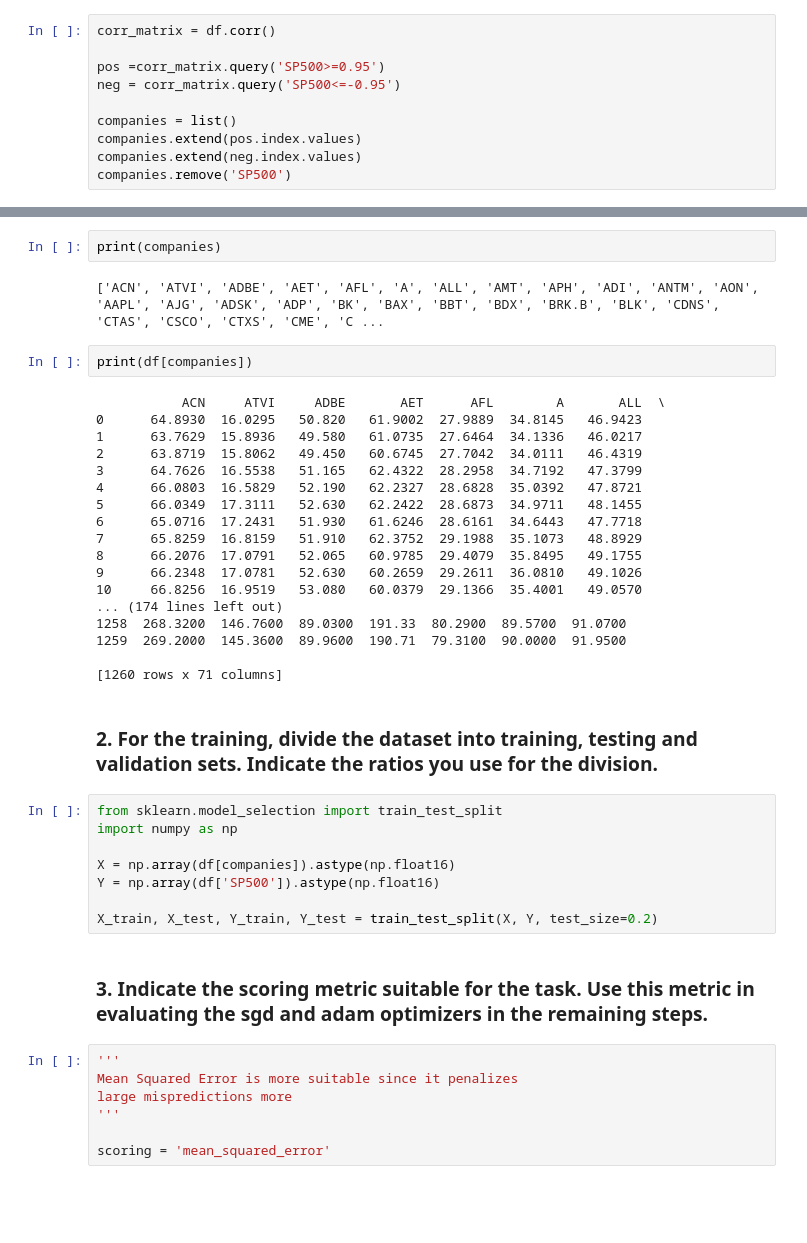
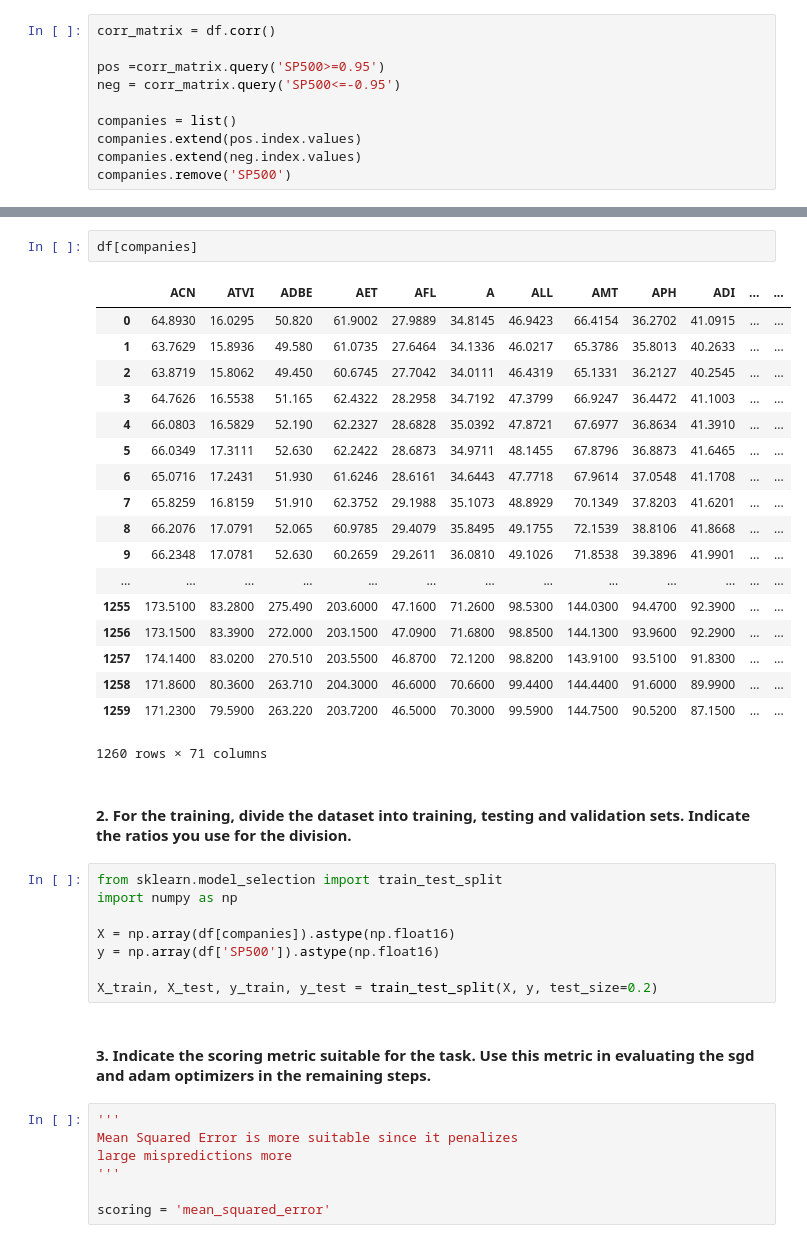
Before and after one commit to markrofail/CSEN_1067_project1, a Jupyter notebook: Task1.ipynb, the cells around one changed output, grey strips where cells are left out. Cells and saved outputs as stored; diff of their text form; blank space fills up the shorter version.

```diff
--- a/Task1.ipynb
+++ b/Task1.ipynb
@@ -37,39 +64,36 @@ companies.remove('SP500')
 # %%
-print(companies)
+df[companies]
 # %% [output]
+|  | ACN | ATVI | ADBE | AET | AFL | A | ALL | AMT | APH | ADI | ... | ... |
+| 0 | 64.8930 | 16.0295 | 50.820 | 61.9002 | 27.9889 | 34.8145 | 46.9423 | 66.4154 | 36.2702 | 41.0915 | ... | ... |
+| 1 | 63.7629 | 15.8936 | 49.580 | 61.0735 | 27.6464 | 34.1336 | 46.0217 | 65.3786 | 35.8013 | 40.2633 | ... | ... |
+| 2 | 63.8719 | 15.8062 | 49.450 | 60.6745 | 27.7042 | 34.0111 | 46.4319 | 65.1331 | 36.2127 | 40.2545 | ... | ... |
+| 3 | 64.7626 | 16.5538 | 51.165 | 62.4322 | 28.2958 | 34.7192 | 47.3799 | 66.9247 | 36.4472 | 41.1003 | ... | ... |
+| 4 | 66.0803 | 16.5829 | 52.190 | 62.2327 | 28.6828 | 35.0392 | 47.8721 | 67.6977 | 36.8634 | 41.3910 | ... | ... |
+| 5 | 66.0349 | 17.3111 | 52.630 | 62.2422 | 28.6873 | 34.9711 | 48.1455 | 67.8796 | 36.8873 | 41.6465 | ... | ... |
+| 6 | 65.0716 | 17.2431 | 51.930 | 61.6246 | 28.6161 | 34.6443 | 47.7718 | 67.9614 | 37.0548 | 41.1708 | ... | ... |
+| 7 | 65.8259 | 16.8159 | 51.910 | 62.3752 | 29.1988 | 35.1073 | 48.8929 | 70.1349 | 37.8203 | 41.6201 | ... | ... |
+| 8 | 66.2076 | 17.0791 | 52.065 | 60.9785 | 29.4079 | 35.8495 | 49.1755 | 72.1539 | 38.8106 | 41.8668 | ... | ... |
+| 9 | 66.2348 | 17.0781 | 52.630 | 60.2659 | 29.2611 | 36.0810 | 49.1026 | 71.8538 | 39.3896 | 41.9901 | ... | ... |
+| ... | ... | ... | ... | ... | ... | ... | ... | ... | ... | ... | ... | ... |
+| 1255 | 173.5100 | 83.2800 | 275.490 | 203.6000 | 47.1600 | 71.2600 | 98.5300 | 144.0300 | 94.4700 | 92.3900 | ... | ... |
+| 1256 | 173.1500 | 83.3900 | 272.000 | 203.1500 | 47.0900 | 71.6800 | 98.8500 | 144.1300 | 93.9600 | 92.2900 | ... | ... |
+| 1257 | 174.1400 | 83.0200 | 270.510 | 203.5500 | 46.8700 | 72.1200 | 98.8200 | 143.9100 | 93.5100 | 91.8300 | ... | ... |
+| 1258 | 171.8600 | 80.3600 | 263.710 | 204.3000 | 46.6000 | 70.6600 | 99.4400 | 144.4400 | 91.6000 | 89.9900 | ... | ... |
+| 1259 | 171.2300 | 79.5900 | 263.220 | 203.7200 | 46.5000 | 70.3000 | 99.5900 | 144.7500 | 90.5200 | 87.1500 | ... | ... |
-['ACN', 'ATVI', 'ADBE', 'AET', 'AFL', 'A', 'ALL', 'AMT', 'APH', 'ADI', 'ANTM', 'AON', 'AAPL', 'AJG', 'ADSK', 'ADP', 'BK', 'BAX', 'BBT', 'BDX', 'BRK.B', 'BLK', 'CDNS', 'CTAS', 'CSCO', 'CTXS', 'CME', 'C ...
+1260 rows × 71 columns
-# %%
-print(df[companies])
-# %% [output]
-           ACN     ATVI     ADBE       AET      AFL        A       ALL  \
-0      64.8930  16.0295   50.820   61.9002  27.9889  34.8145   46.9423
-1      63.7629  15.8936   49.580   61.0735  27.6464  34.1336   46.0217
-2      63.8719  15.8062   49.450   60.6745  27.7042  34.0111   46.4319
-3      64.7626  16.5538   51.165   62.4322  28.2958  34.7192   47.3799
-4      66.0803  16.5829   52.190   62.2327  28.6828  35.0392   47.8721
-5      66.0349  17.3111   52.630   62.2422  28.6873  34.9711   48.1455
-6      65.0716  17.2431   51.930   61.6246  28.6161  34.6443   47.7718
-7      65.8259  16.8159   51.910   62.3752  29.1988  35.1073   48.8929
-8      66.2076  17.0791   52.065   60.9785  29.4079  35.8495   49.1755
-9      66.2348  17.0781   52.630   60.2659  29.2611  36.0810   49.1026
-10     66.8256  16.9519   53.080   60.0379  29.1366  35.4001   49.0570
-... (174 lines left out)
-1258  268.3200  146.7600  89.0300  191.33  80.2900  89.5700  91.0700
-1259  269.2000  145.3600  89.9600  190.71  79.3100  90.0000  91.9500
-
-[1260 rows x 71 columns]
 # %% [markdown]
-### 2. For the training, divide the dataset into training, testing and validation sets. Indicate the ratios you use for the division.
+#### 2. For the training, divide the dataset into training, testing and validation sets. Indicate the ratios you use for the division.
 # %%
 from sklearn.model_selection import train_test_split
 import numpy as np
 
 X = np.array(df[companies]).astype(np.float16)
-Y = np.array(df['SP500']).astype(np.float16)
+y = np.array(df['SP500']).astype(np.float16)
 
-X_train, X_test, Y_train, Y_test = train_test_split(X, Y, test_size=0.2)
+X_train, X_test, y_train, y_test = train_test_split(X, y, test_size=0.2)
 # %% [markdown]
-### 3. Indicate the scoring metric suitable for the task. Use this metric in evaluating the sgd and adam optimizers in the remaining steps.
+#### 3. Indicate the scoring metric suitable for the task. Use this metric in evaluating the sgd and adam optimizers in the remaining steps.
 # %%
 '''
 Mean Squared Error is more suitable since it penalizes
```
Also changed, not shown: parts of 29 cells of this notebook, 2 other files.
